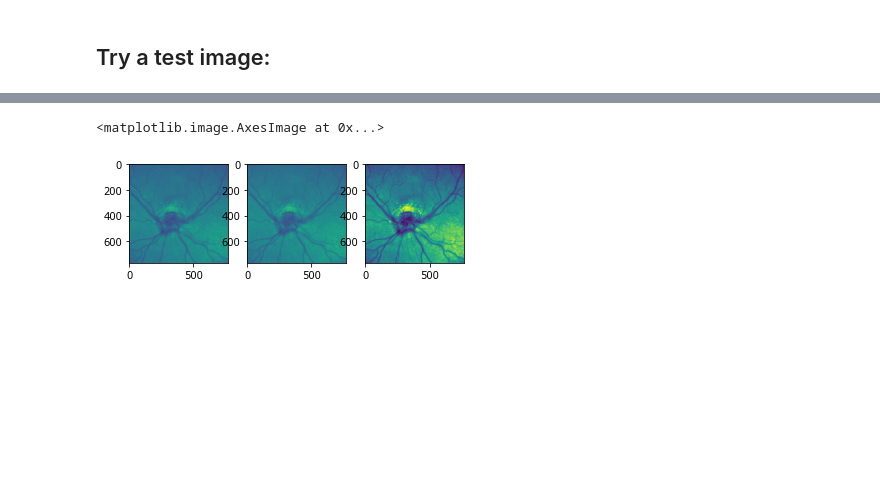
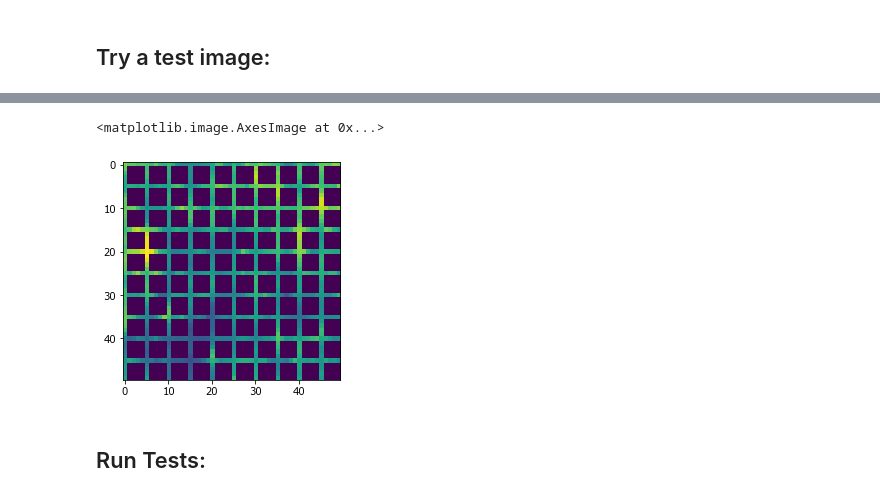
Before and after one commit to MJordahn/AIA_Spring_2020, a Jupyter notebook: Miniproject/superResGAN.ipynb, the cells around one changed output, grey strips where cells are left out. Cells and saved outputs as stored; diff of their text form; code cells hidden in the pictures; blank space fills up the shorter version.

Commit message:
Dataset and SuperResGAN

```diff
--- a/Miniproject/superResGAN.ipynb
+++ b/Miniproject/superResGAN.ipynb
@@ -44,6 +46,10 @@ from torch.utils.data import Dataset, DataLoader
 # %%
-train_data = RetinaDataset(file_path="/data/train", transforms=[ToTensor()])
-train_target = RetinaDataset(file_path="/data/targets", transforms=[ToTensor()])
+# Transformations to apply
+normalize = {'mean': 0, 'std': 1}
+transforms=[ToTensor(), RandomCrop(always_apply=True, height=256, width=256)]
+
+train_data = RetinaDataset(file_path="/data/train", transforms=transforms)
+train_target = RetinaDataset(file_path="/data/targets", transforms=transforms)
 # %% [markdown]
 ## Begin modelling:
 # %%
@@ -221,11 +251,12 @@ def create_model(g_conv_dim=64, d_conv_dim=64, n_res_blocks=2):
     return generator, discriminator
 # %%
 # Create model
-batch_size=2
+stride_ = 5
+batch_size= 12
 train_loader = DataLoader(dataset=train_data, batch_size=batch_size, shuffle=True, num_workers=0)
 target_loader = DataLoader(dataset=train_target, batch_size=batch_size, shuffle=True, num_workers=0)
-t = torch.unsqueeze(transformationMatrix(768, 2**2, batch_size),1)
-generator, discriminator = create_model()
+t = torch.unsqueeze(transformationMatrix(256, stride_, batch_size), 1)
+generator, discriminator = create_model(n_res_blocks=4, ts=t)
 # %% [output]
 Models moved to GPU.
 # %% [markdown]
@@ -396,9 +594,8 @@ Generator(
 # %%
-fig, ax = plt.subplots(1,3)
-#ax.cla()
-ax[0].imshow(test_out[0,0,:,:])
-ax[1].imshow(train_pic.data.cpu().numpy()[0,0,:,:]-torch.matmul(t, torch.matmul(train_pic, t)).data.cpu().numpy()[0,0,:,:])
-ax[2].imshow(train_pic.data.cpu().numpy()[0,0,:,:])
+fig2, ax2 = plt.subplots(1,1)
+ax2.imshow(train_pic.data.cpu().numpy()[0,0,:50,:50]-torch.matmul(t, torch.matmul(train_pic, t)).data.cpu().numpy()[0,0,:50,:50]) # input
 # %% [output]
 <matplotlib.image.AxesImage at 0x...>
-[figure, old version]
+[figure, new version]
+# %% [markdown]
+## Run Tests:
```
Also changed, not shown: parts of 32 cells of this notebook, 1 other file.
